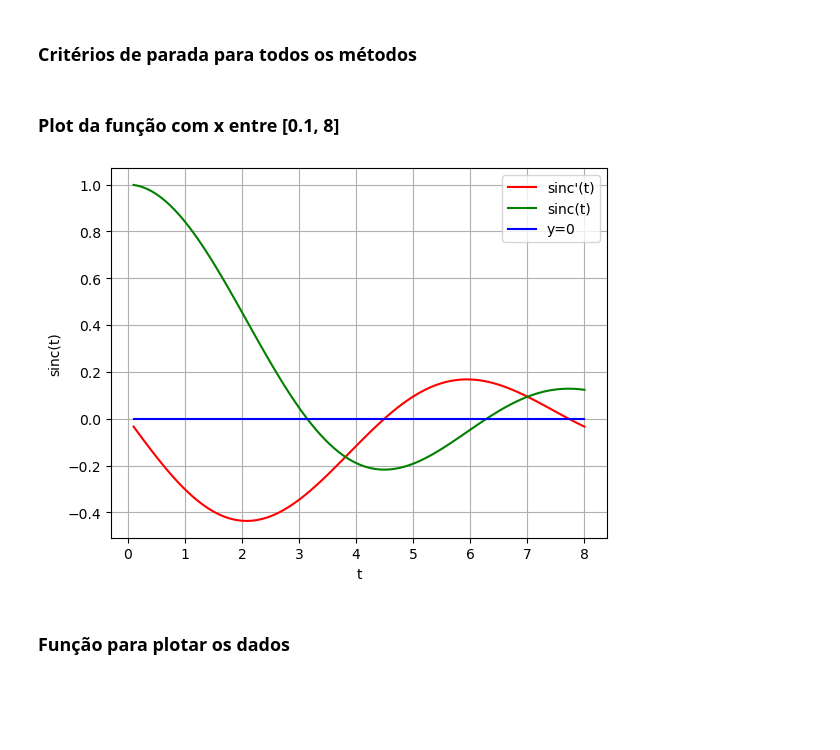
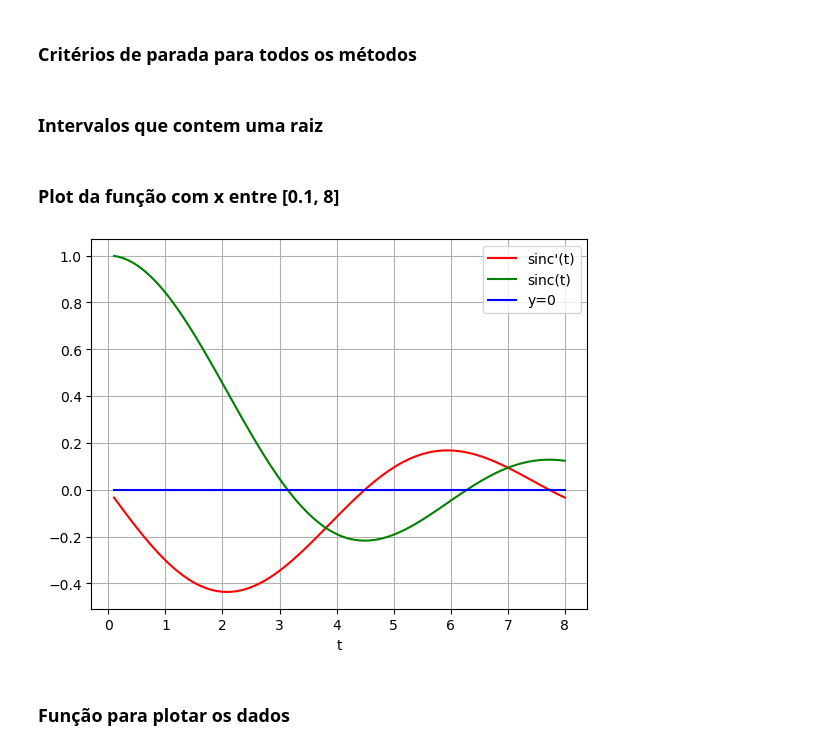
Before and after one commit to AlisonTristao/calculo_numeric, a Jupyter notebook: trabalho_1/atividade_1/main.ipynb, the cells around one changed output. Cells and saved outputs as stored; diff of their text form; code cells hidden in the pictures; blank space fills up the shorter version.

```diff
--- a/trabalho_1/atividade_1/main.ipynb
+++ b/trabalho_1/atividade_1/main.ipynb
@@ -29,3 +29,5 @@ converge = 1e-6
 # raizes
 r1 = math.pi
 r2 = 2*math.pi
+# %% [markdown]
+### Intervalos que contem uma raiz
@@ -34,19 +44,18 @@ r2 = 2*math.pi
 # %%
 x = np.linspace(0.1, 8, 100)
 y0 = np.zeros(100)
 y1 = [sinc(i) for i in x]
 y2 = [sinc_linha(i) for i in x]
 
 plt.plot(x, y2, 'r')
 plt.plot(x, y1, 'g')
 plt.plot(x, y0, 'b')
 plt.xlabel('t')
-plt.ylabel('sinc(t)')
 plt.grid(True)
 plt.legend(['sinc\'(t)', 'sinc(t)', 'y=0'])
 plt.show()
 # %% [output]
-[figure, old version]
+[figure, new version]
 # %% [markdown]
 ### Função para plotar os dados
 # %%
```
Also changed, not shown: parts of 44 cells of this notebook.
